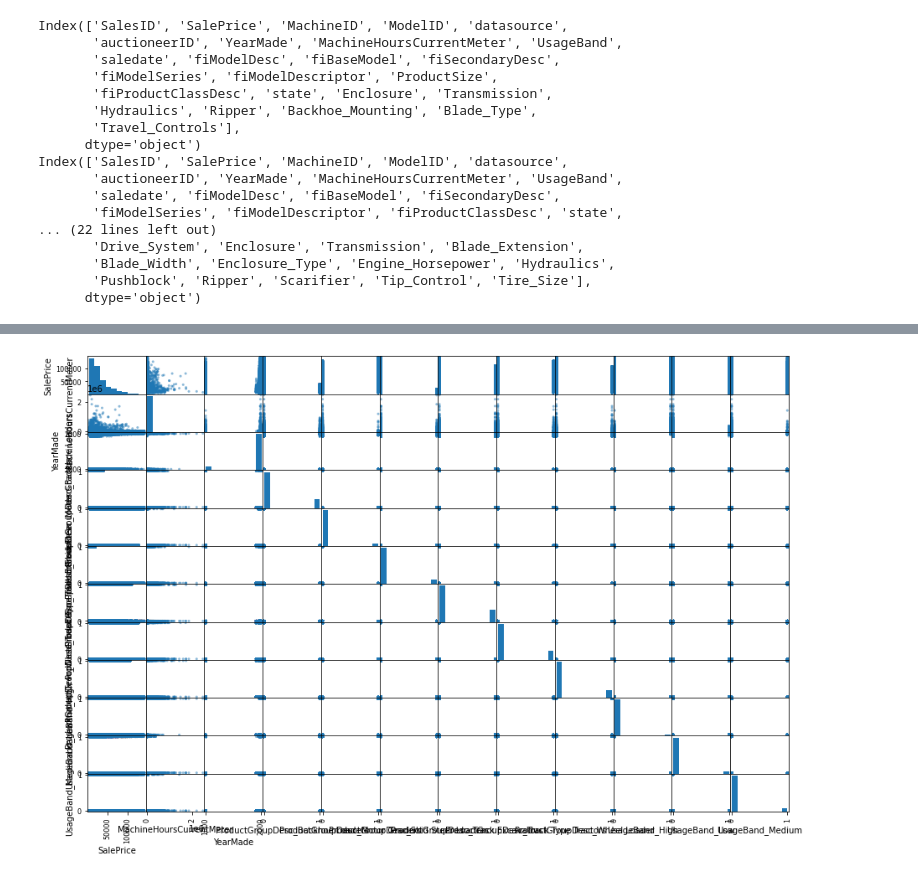
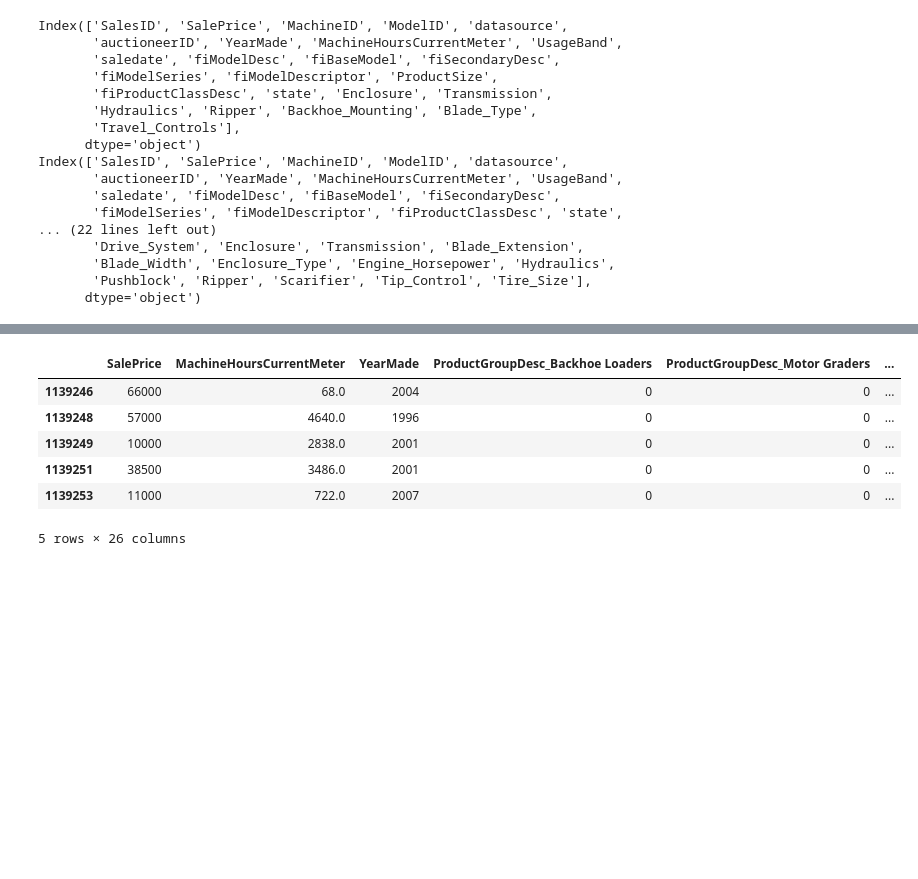
Before and after one commit to andrewmmeans/heavy-equipment-auction-price-prediction, a Jupyter notebook: notebooks/split_by_product_group.ipynb, the cells around one changed output, grey strips where cells are left out. Saved outputs shown, nothing was run; the diff lists cells and outputs as text; code cells hidden in the pictures; blank space fills up the shorter version.

```diff
--- a/notebooks/split_by_product_group.ipynb
+++ b/notebooks/split_by_product_group.ipynb
@@ -168,6 +169,17 @@ processed_df.head()
-# %%
-pd.plotting.scatter_matrix(processed_df, figsize=(15, 10))
-plt.show()
-# %% [output]
-[figure, removed]
+# %%
+processed_df2 = processed_df.copy()
+processed_df2.index = processed_df2['SalesID'].tolist()
+processed_df2 = processed_df2.drop('SalesID',1)
+
+processed_df2= processed_df2.dropna()
+
+processed_df2.head()
+# %% [output]
+|  | SalePrice | MachineHoursCurrentMeter | YearMade | ProductGroupDesc_Backhoe Loaders | ProductGroupDesc_Motor Graders | ... |
+| 1139246 | 66000 | 68.0 | 2004 | 0 | 0 | ... |
+| 1139248 | 57000 | 4640.0 | 1996 | 0 | 0 | ... |
+| 1139249 | 10000 | 2838.0 | 2001 | 0 | 0 | ... |
+| 1139251 | 38500 | 3486.0 | 2001 | 0 | 0 | ... |
+| 1139253 | 11000 | 722.0 | 2007 | 0 | 0 | ... |
+5 rows × 26 columns
 # %%
```
Also changed, not shown: parts of 5 cells of this notebook.
